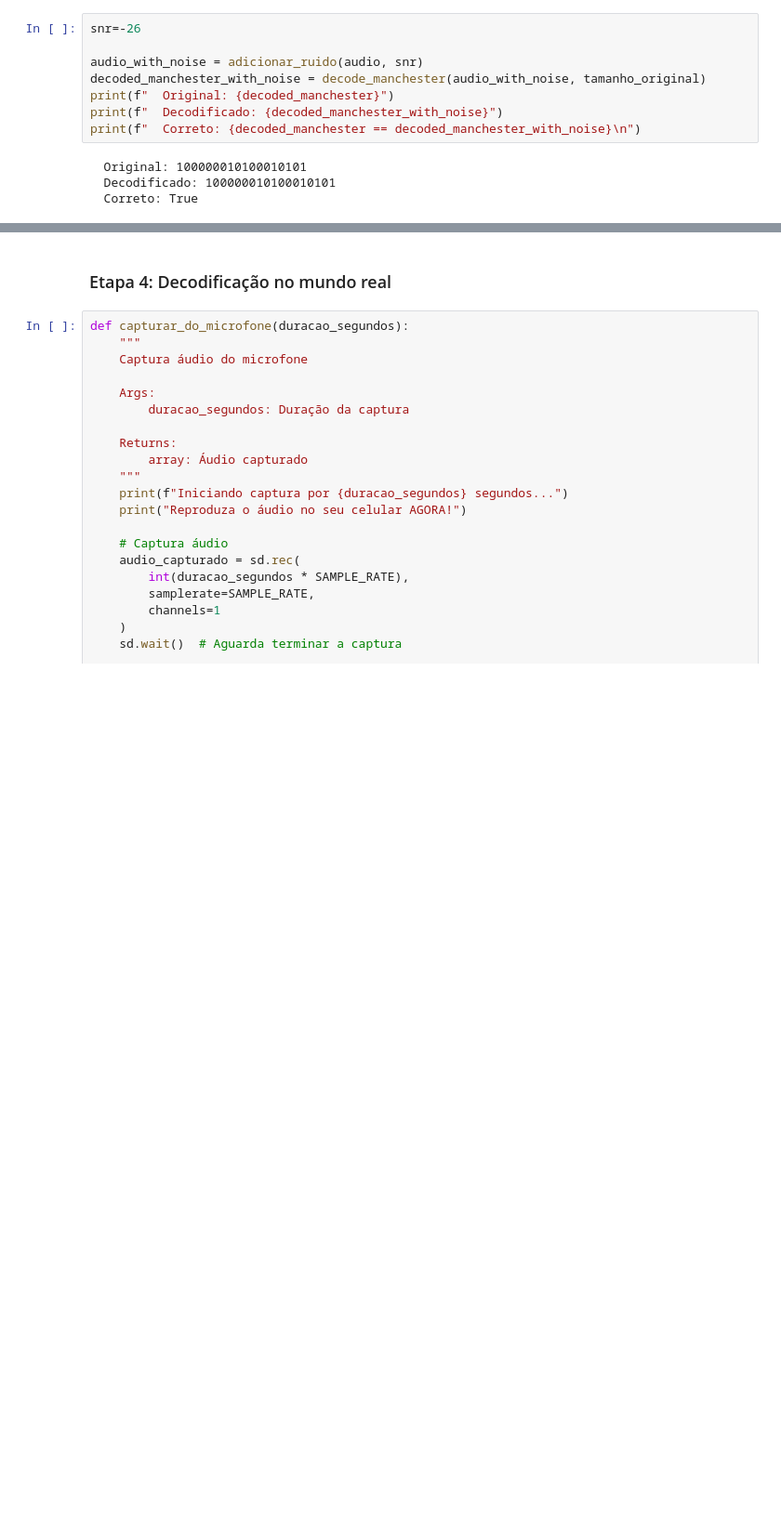
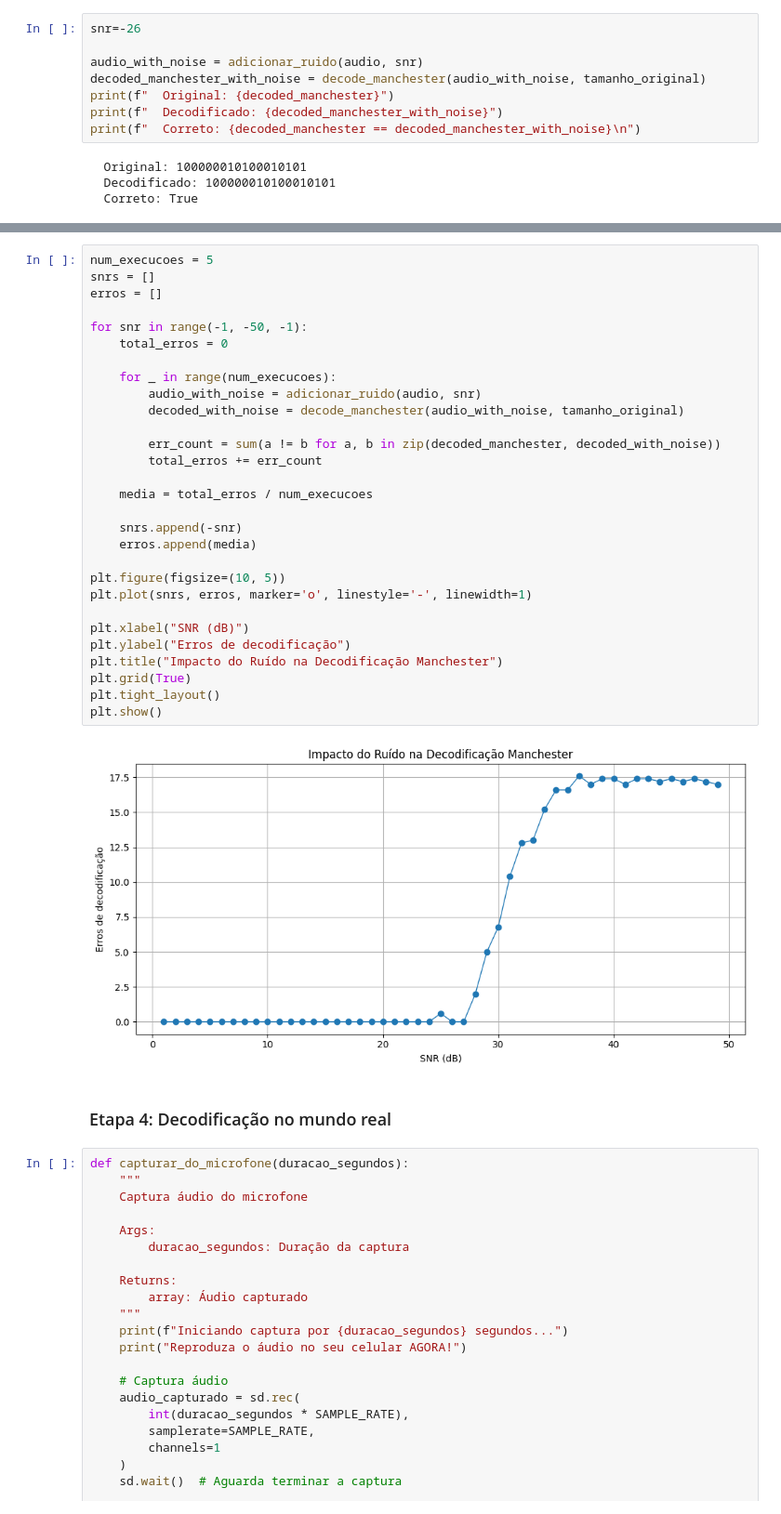
Before and after one commit to Gustavo-maia-gst/redes-lab1, a Jupyter notebook: lab01/modulacao/lab_notebook.ipynb, the cells around one changed output, grey strips where cells are left out. Shown at 93% size. Drawn from its saved outputs; the diff is of its cells as text; blank space fills up the shorter version.

```diff
--- a/lab01/modulacao/lab_notebook.ipynb
+++ b/lab01/modulacao/lab_notebook.ipynb
@@ -717,3 +684,34 @@ print(f"  Todos errados: {all([a != b for a, b in zip(decoded_manchester, decode
+# %%
+num_execucoes = 5
+snrs = []
+erros = []
+
+for snr in range(-1, -50, -1):
+    total_erros = 0
+
+    for _ in range(num_execucoes):
+        audio_with_noise = adicionar_ruido(audio, snr)
+        decoded_with_noise = decode_manchester(audio_with_noise, tamanho_original)
+
+        err_count = sum(a != b for a, b in zip(decoded_manchester, decoded_with_noise))
+        total_erros += err_count
+
+    media = total_erros / num_execucoes
+
+    snrs.append(-snr)
+    erros.append(media)
+
+plt.figure(figsize=(10, 5))
+plt.plot(snrs, erros, marker='o', linestyle='-', linewidth=1)
+
+plt.xlabel("SNR (dB)")
+plt.ylabel("Erros de decodificação")
+plt.title("Impacto do Ruído na Decodificação Manchester")
+plt.grid(True)
+plt.tight_layout()
+plt.show()
+# %% [output]
+[figure, added]
 # %% [markdown]
 ### Etapa 4: Decodificação no mundo real
 # %%
```
Also changed, not shown: parts of 10 cells of this notebook.
